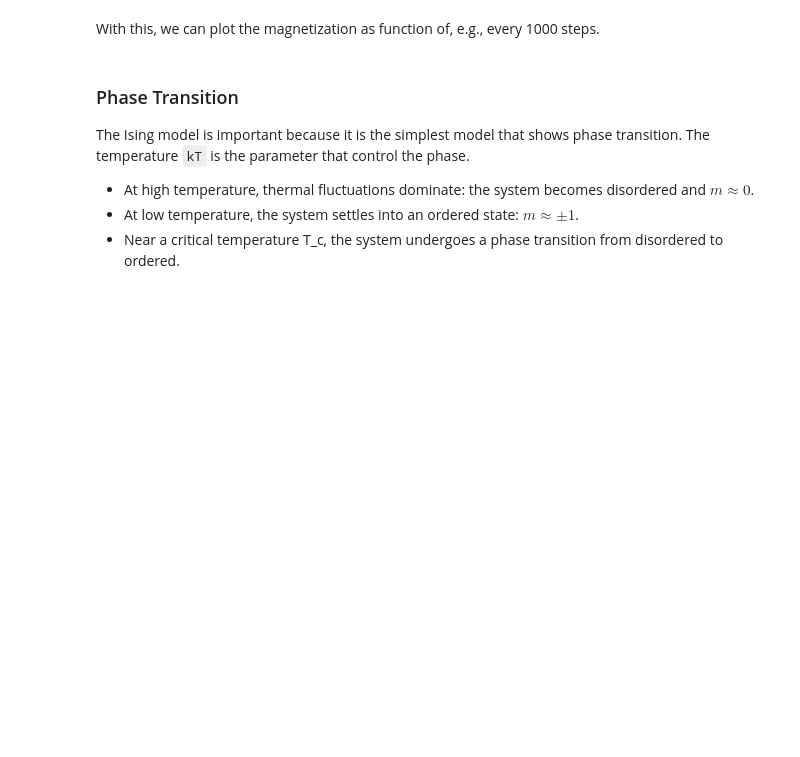
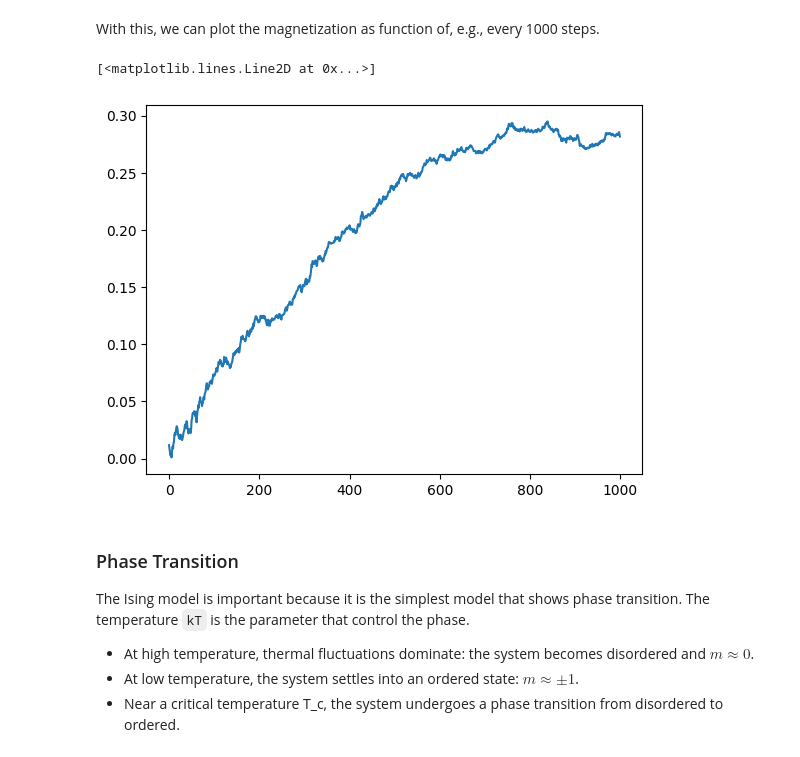
Before and after one commit to jaknepler/phys305, a Jupyter notebook: docs/19/notes.ipynb, the cells around one changed output. Saved outputs shown, nothing was run; the diff lists cells and outputs as text; code cells hidden in the pictures; blank space fills up the shorter version.

```diff
--- a/docs/19/notes.ipynb
+++ b/docs/19/notes.ipynb
@@ -199,5 +266,7 @@ def animate(state, update, nsub=100, n=250, cmap='viridis'):
     return an
 # %%
 # HANDSON: use the animate(state, update, nsub, n) to create an animation object `an`
+ising = Ising(kT =1)
+an = animate(ising,run)
 # %%
 # HANDSON: show the animation object as a video using HTML()
@@ -221,11 +293,20 @@ This normalized magnetization tells us how "ordered" the system is.
 # HANDSON: please implement the following function according to the above equation
 
 def mag(ising):
-    ...
+    return np.sum(ising) / ising.size
 # %% [markdown]
 With this, we can plot the magnetization as function of, e.g., every 1000 steps.
 # %%
 # HANDSON: plot magnetization, i.e., as a function of every 1000 steps for 1000_000 steps in total
+ising = Ising()
+ms = []
+for _ in range(1000):
+    run(ising,100)
+    ms.append(mag(ising))
+plt.plot(ms)
+# %% [output]
+[<matplotlib.lines.Line2D at 0x...>]
+[figure, added]
 # %% [markdown]
 ### Phase Transition
 
```
Also changed, not shown: parts of 29 cells of this notebook, 3 other files.
